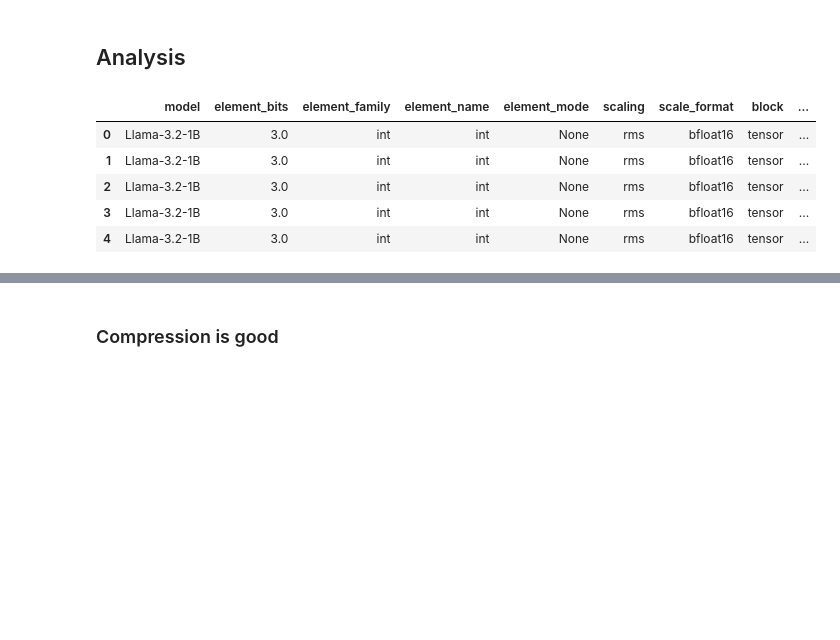
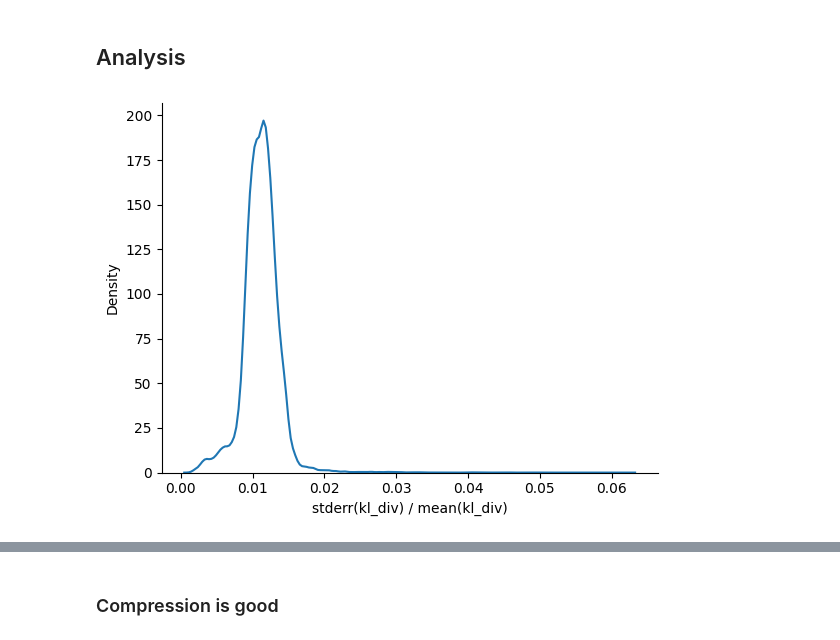
Before and after one commit to graphcore-research/llama-mobile-vlm, a Jupyter notebook: 20250127-FormatsCascade/archive/0426-Sweep.ipynb, the cells around one changed output, grey strips where cells are left out. Cells and saved outputs as stored; diff of their text form; code cells hidden in the pictures; blank space fills up the shorter version.

```diff
--- a/20250127-FormatsCascade/archive/0426-Sweep.ipynb
+++ b/20250127-FormatsCascade/archive/0426-Sweep.ipynb
@@ -193,57 +202,13 @@ display({k: sum(v) / len(v) for k, v in sorted(durations.items())})
  'meta-llama/Llama-3.2-3B': 19.70793517400726}
 # %% [markdown]
 ## Analysis
-# %%
-def pareto_optimal(df: pd.DataFrame) -> pd.Series:
-    kl_div = np.array(df.kl_div)
-    bits_per_param = np.array(df.bits_per_param)
-    optimal = (
-        ~((kl_div[None, :] < kl_div[:, None]) & (bits_per_param[None, :] <= bits_per_param[:, None])).any(1)
-        & ~((kl_div[None, :] <= kl_div[:, None]) & (bits_per_param[None, :] < bits_per_param[:, None])).any(1)
-    )
-    return pd.Series(optimal, index=df.index)
-
-def get_element_format_name(fmt: E.AttrDict) -> str:
-    name = fmt.element_family
-    if name == "fp" and "exponent_bits" in fmt.args:
-        name = f"{name}-E{fmt.args.exponent_bits:.0f}"
-    if name == "t" and "df" in fmt.args:
-        name = f"{name}[{fmt.args.df:.0f}]"
-    if fmt.compressor is not None:
-        name = f"{name}+Z{fmt.compressor}"
-    return name
-
-def to_row(run: dict[str, Any]) -> dict[str, Any]:
-    test = run.config.test
-    if test.type != "baseline" and run.meta.status == "finished":
-        fmt = test.fmt
-        return dict(
-            model=run.config.model.split("/")[1],
-            element_bits=fmt.element_bits,
-            element_family=fmt.element_family,
-            element_name=get_element_format_name(fmt),
-            element_mode=fmt.args.get("mode", None),
-            scaling=fmt.scaling,
-            scale_format="bfloat16" if fmt.scale_format.get("dtype") == "bfloat16" else "E7M0-RI",
-            block={(None, None): "tensor", (1, None): "channel"}.get(tuple(fmt.block_shape), fmt.block_shape[1]),
-            sparse_ratio=fmt.sparse_ratio,
-            compression=fmt.compressor == "optimal",
-            error_weight=test.error_weight or "none",
-            bit_allocation=test.type.replace("quantise_", ""),
-            kl_div=tensor(run.summary.kl_div).mean().item(),
-            bits_per_param=run.summary["bits_per_param"],
-        )
-
-df = pd.DataFrame.from_records(list(filter(None, map(to_row, runs))))
-# We accidentally ran some duplicates - setting error_weight when there was nothing to weight!
-df = df.pipe(lambda d: d[(d.error_weight == "none") | (d.scaling == "rms") | d.element_family.isin(["lloyd_max", "fp", "t"])])
-# The Gemma models were partially sweept, so exclude them
-df = df.pipe(lambda d: d[~d.model.isin(["gemma-3-1b-pt", "gemma-3-4b-pt"])])
-df.head()
-# %% [output]
-|  | model | element_bits | element_family | element_name | element_mode | scaling | scale_format | block | ... |
-| 0 | Llama-3.2-1B | 3.0 | int | int | None | rms | bfloat16 | tensor | ... |
-| 1 | Llama-3.2-1B | 3.0 | int | int | None | rms | bfloat16 | tensor | ... |
-| 2 | Llama-3.2-1B | 3.0 | int | int | None | rms | bfloat16 | tensor | ... |
-| 3 | Llama-3.2-1B | 3.0 | int | int | None | rms | bfloat16 | tensor | ... |
-| 4 | Llama-3.2-1B | 3.0 | int | int | None | rms | bfloat16 | tensor | ... |
+# %%
+kl_div_stderr_ratio = [
+    torch.tensor(run.summary.kl_div).std(unbiased=False).div(len(run.summary.kl_div) ** 0.5).div(torch.tensor(run.summary.kl_div).mean()).item()
+    for run in runs
+    if "kl_div" in run.summary
+]
+ax = sns.kdeplot(tensor(kl_div_stderr_ratio))
+ax.set_xlabel("stderr(kl_div) / mean(kl_div)");
+# %% [output]
+[figure, added]
```
Also changed, not shown: parts of 14 cells of this notebook, 2 other files.
